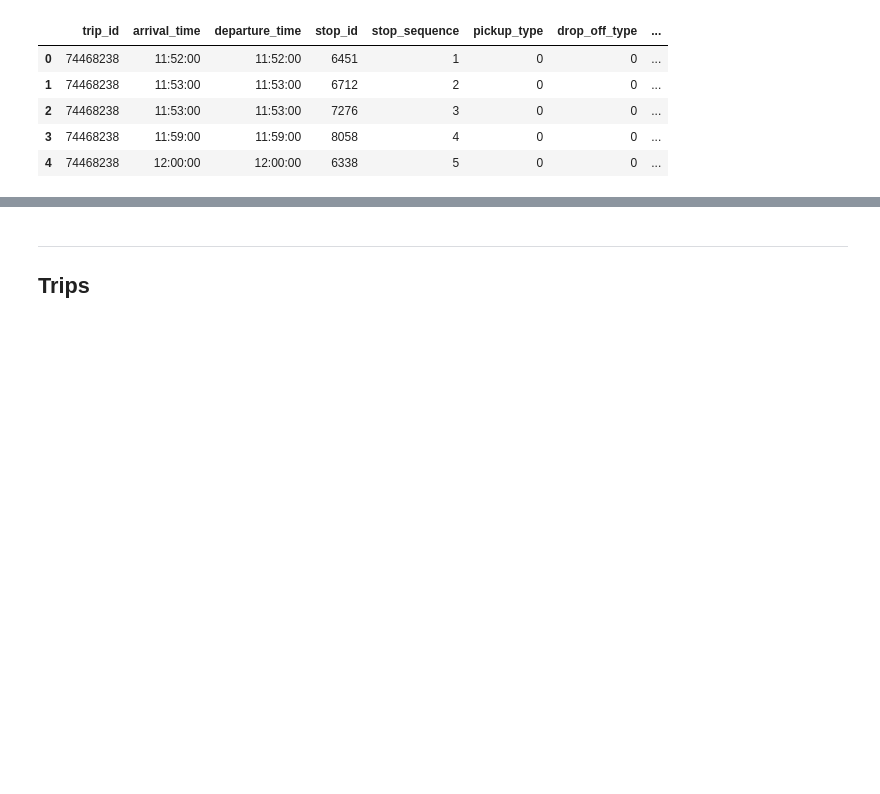
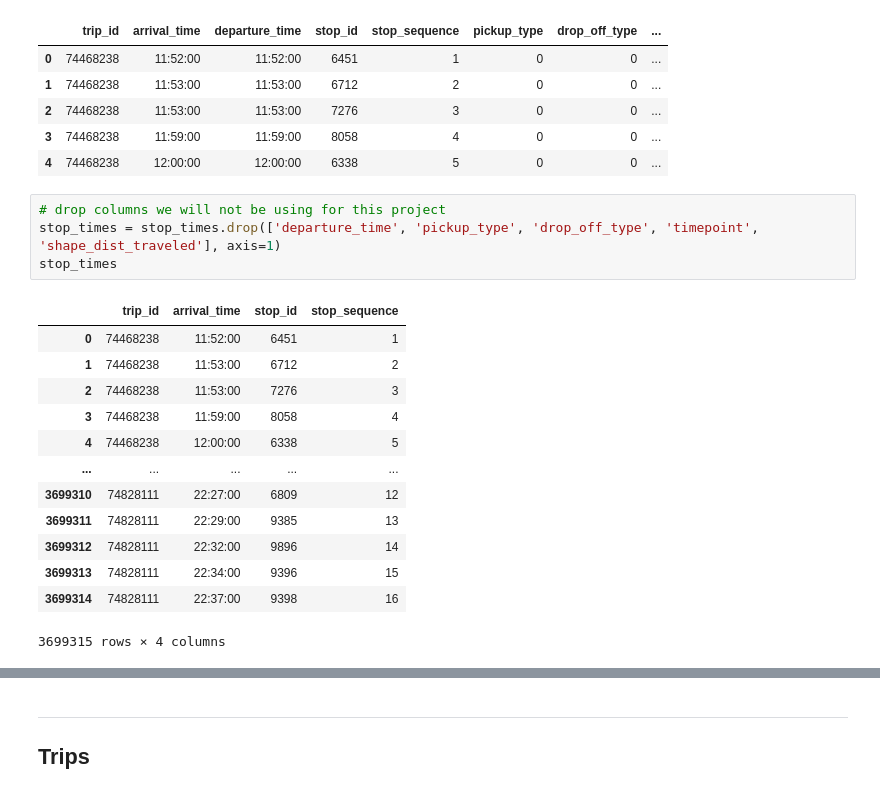
Before and after one commit to Mathemusician1729/Calgary-Transit-Intelligence-Engine, a Jupyter notebook: gtfs_static.ipynb, the cells around one changed output, grey strips where cells are left out. Cells and saved outputs as stored; diff of their text form; blank space fills up the shorter version.

```diff
--- a/gtfs_static.ipynb
+++ b/gtfs_static.ipynb
@@ -223,6 +238,24 @@ dtype: int64
 | 2 | 74468238 | 11:53:00 | 11:53:00 | 7276 | 3 | 0 | 0 | ... |
 | 3 | 74468238 | 11:59:00 | 11:59:00 | 8058 | 4 | 0 | 0 | ... |
 | 4 | 74468238 | 12:00:00 | 12:00:00 | 6338 | 5 | 0 | 0 | ... |
+# %%
+# drop columns we will not be using for this project
+stop_times = stop_times.drop(['departure_time', 'pickup_type', 'drop_off_type', 'timepoint', 'shape_dist_traveled'], axis=1)
+stop_times
+# %% [output]
+|  | trip_id | arrival_time | stop_id | stop_sequence |
+| 0 | 74468238 | 11:52:00 | 6451 | 1 |
+| 1 | 74468238 | 11:53:00 | 6712 | 2 |
+| 2 | 74468238 | 11:53:00 | 7276 | 3 |
+| 3 | 74468238 | 11:59:00 | 8058 | 4 |
+| 4 | 74468238 | 12:00:00 | 6338 | 5 |
+| ... | ... | ... | ... | ... |
+| 3699310 | 74828111 | 22:27:00 | 6809 | 12 |
+| 3699311 | 74828111 | 22:29:00 | 9385 | 13 |
+| 3699312 | 74828111 | 22:32:00 | 9896 | 14 |
+| 3699313 | 74828111 | 22:34:00 | 9396 | 15 |
+| 3699314 | 74828111 | 22:37:00 | 9398 | 16 |
+3699315 rows × 4 columns
 # %%
 # fix timeformat of stop_times -- convert to seconds since midnight
 def seconds_from_midnight(timestamp):
```
Also changed, not shown: parts of 11 cells of this notebook.
